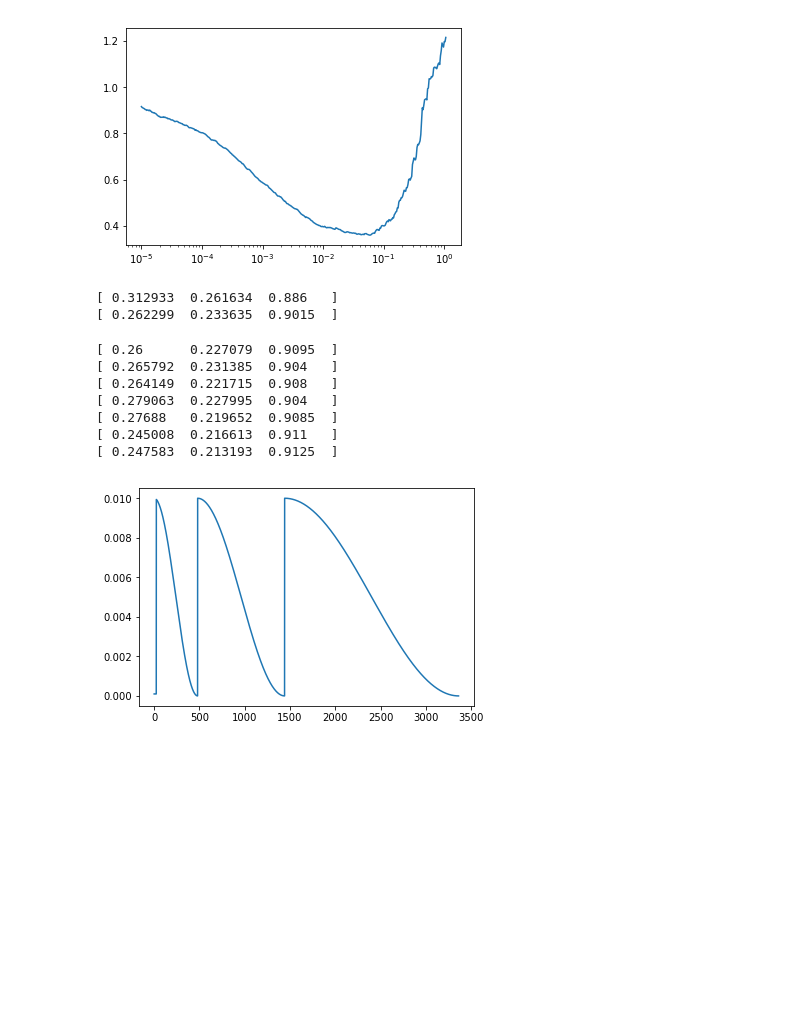
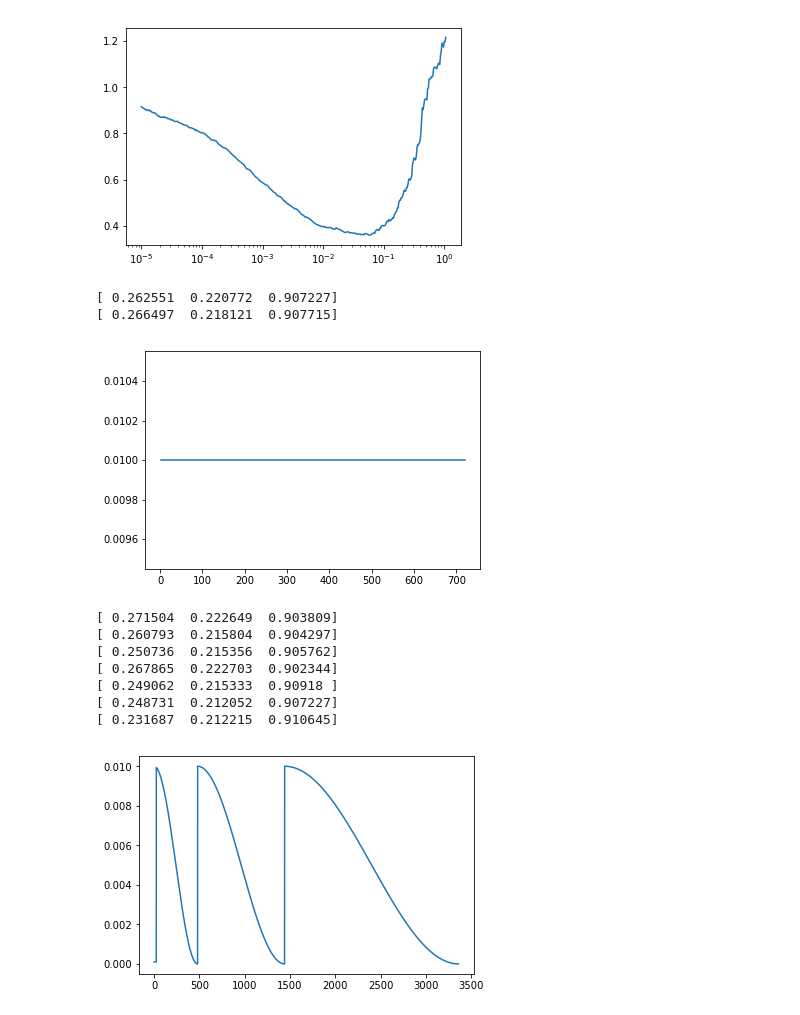
Before and after one commit to yanneta/deeplearning, a Jupyter notebook: nbs/dogscats_pt.ipynb, the cells around one changed output. Cells and saved outputs as stored; diff of their text form; code cells hidden in the pictures; blank space fills up the shorter version.

```diff
--- a/nbs/dogscats_pt.ipynb
+++ b/nbs/dogscats_pt.ipynb
@@ -11,7 +11,7 @@ from pt_models import *
 from dataset_pt import *
 from sgdr_pt import *
 # %%
-bs=48; sz=64
+bs=64; sz=64
 f_model = resnet34
 path = "/data/jhoward/fast/dogscats/"
 # %%
@@ -38,20 +36,24 @@ learn.sched.plot()
 # %%
 learn.fit(1e-2, 2)
 # %% [output]
-[ 0.312933  0.261634  0.886   ]
-[ 0.262299  0.233635  0.9015  ]
+[ 0.262551  0.220772  0.907227]
+[ 0.266497  0.218121  0.907715]
+# %%
+learn.sched.plot_lr()
+# %% [output]
+[figure, added]
 # %%
 learn.use_fc=False
 # %%
 learn.fit(1e-2, 3, cycle_len=1, cycle_mult=2)
 # %% [output]
-[ 0.26      0.227079  0.9095  ]
-[ 0.265792  0.231385  0.904   ]
-[ 0.264149  0.221715  0.908   ]
-[ 0.279063  0.227995  0.904   ]
-[ 0.27688   0.219652  0.9085  ]
-[ 0.245008  0.216613  0.911   ]
-[ 0.247583  0.213193  0.9125  ]
+[ 0.271504  0.222649  0.903809]
+[ 0.260793  0.215804  0.904297]
+[ 0.250736  0.215356  0.905762]
+[ 0.267865  0.222703  0.902344]
+[ 0.249062  0.215333  0.90918 ]
+[ 0.248731  0.212052  0.907227]
+[ 0.231687  0.212215  0.910645]
 # %%
 learn.sched.plot_lr()
 # %% [output]
```
Also changed, not shown: parts of 16 cells of this notebook, 11 other files.
